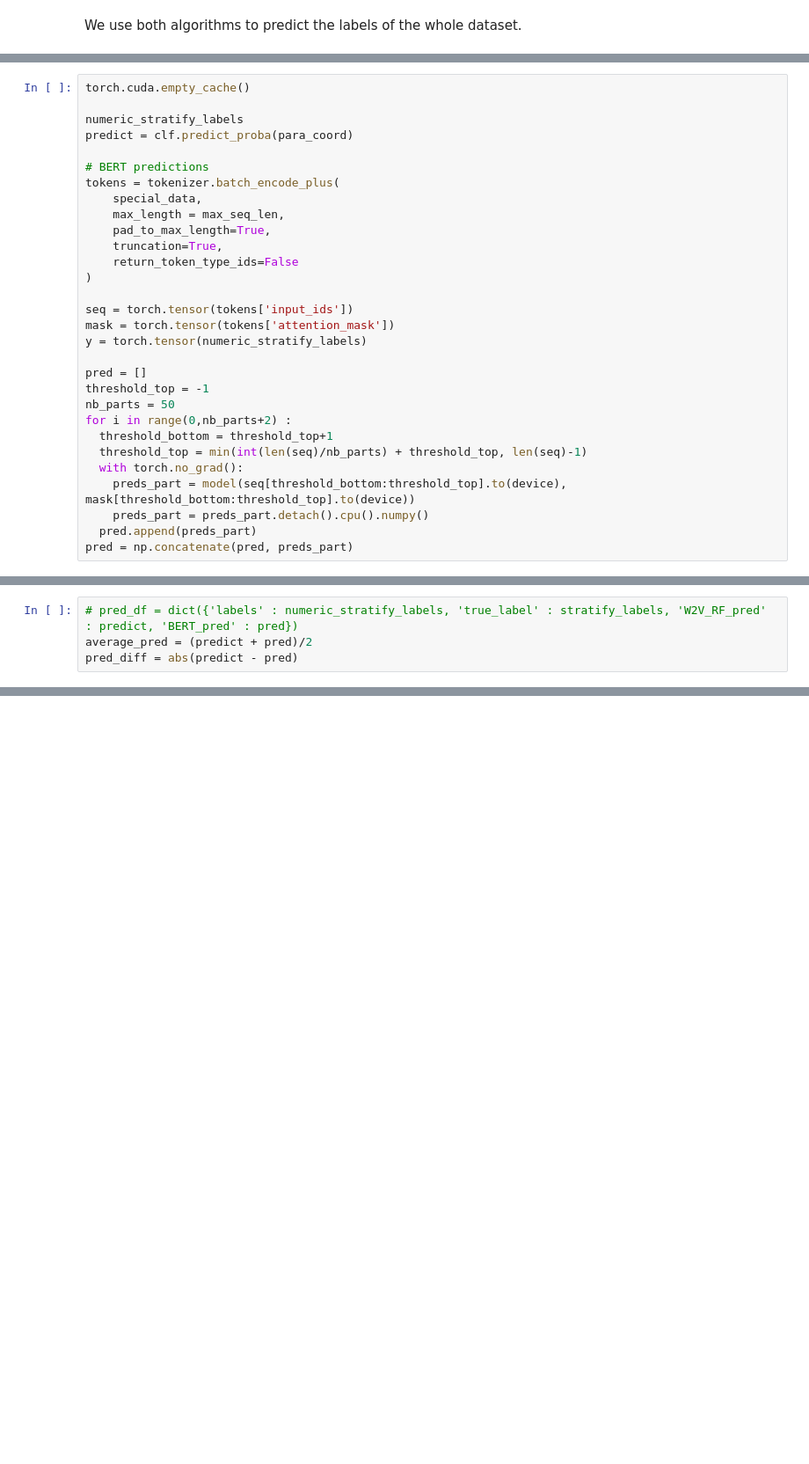
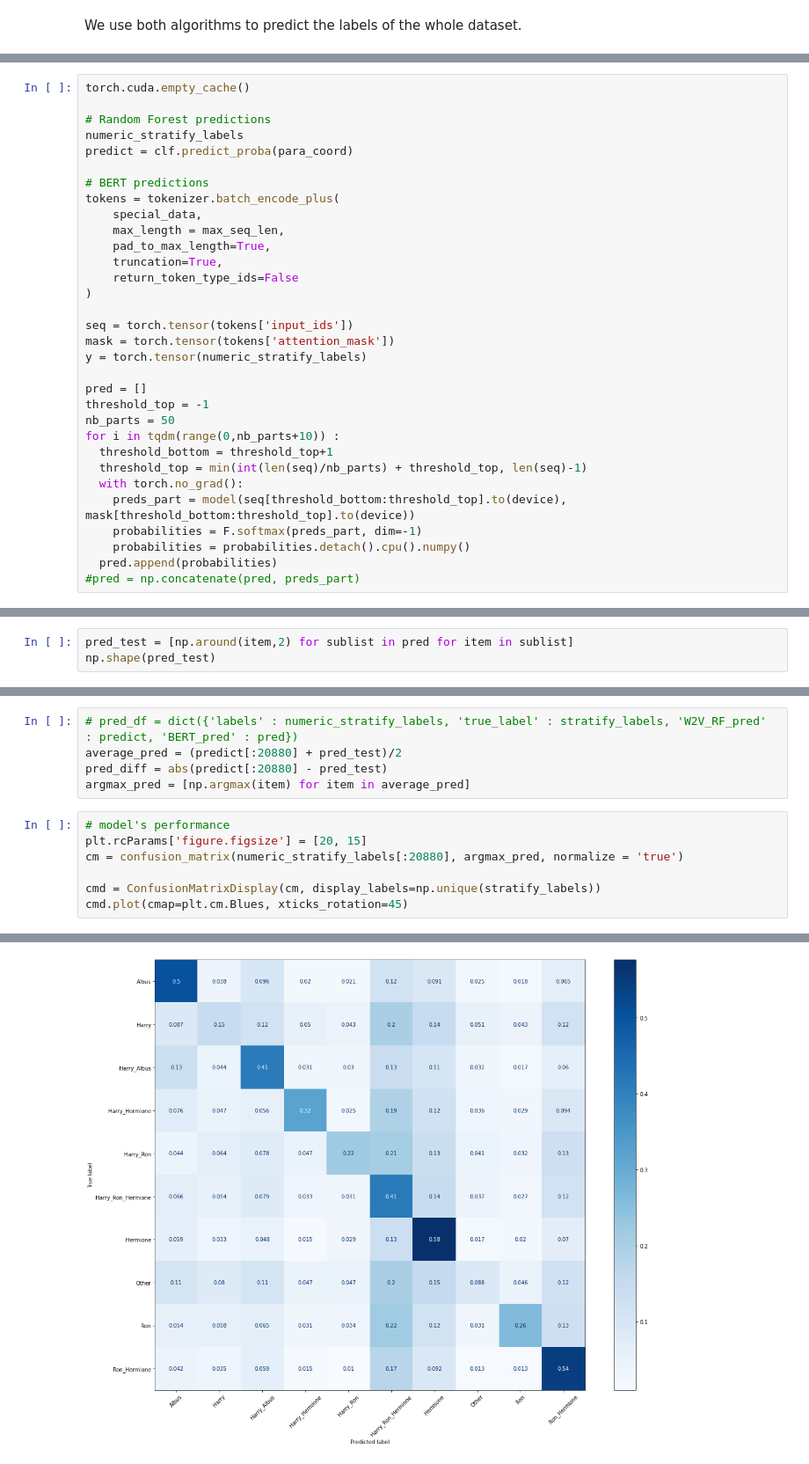
Before and after one commit to chlolv/NLP_Lavest_Chabriel, a Jupyter notebook: Main_notebook.ipynb, the cells around one changed output, grey strips where cells are left out. Shown: that part at 88% size. Drawn from its saved outputs; the diff is of its cells as text; blank space fills up the shorter version.

```diff
--- a/Main_notebook.ipynb
+++ b/Main_notebook.ipynb
@@ -619,6 +621,7 @@ We use both algorithms to predict the labels of the whole dataset.
 # %%
 torch.cuda.empty_cache()
 
+# Random Forest predictions
 numeric_stratify_labels
 predict = clf.predict_proba(para_coord)
 
@@ -638,11 +641,12 @@ y = torch.tensor(numeric_stratify_labels)
 pred = []
 threshold_top = -1
 nb_parts = 50
-for i in range(0,nb_parts+2) :
+for i in tqdm(range(0,nb_parts+10)) :
   threshold_bottom = threshold_top+1
   threshold_top = min(int(len(seq)/nb_parts) + threshold_top, len(seq)-1)
   with torch.no_grad():
     preds_part = model(seq[threshold_bottom:threshold_top].to(device), mask[threshold_bottom:threshold_top].to(device))
-    preds_part = preds_part.detach().cpu().numpy()
-  pred.append(preds_part)
-pred = np.concatenate(pred, preds_part)
+    probabilities = F.softmax(preds_part, dim=-1)
+    probabilities = probabilities.detach().cpu().numpy()
+  pred.append(probabilities)
+#pred = np.concatenate(pred, preds_part)
@@ -650,0 +653,3 @@ TypeError: ignored
+# %%
+pred_test = [np.around(item,2) for sublist in pred for item in sublist]
+np.shape(pred_test)
@@ -651,4 +688,13 @@ TypeError: ignored
 # %%
 # pred_df = dict({'labels' : numeric_stratify_labels, 'true_label' : stratify_labels, 'W2V_RF_pred' : predict, 'BERT_pred' : pred})
-average_pred = (predict + pred)/2
-pred_diff = abs(predict - pred)
+average_pred = (predict[:20880] + pred_test)/2
+pred_diff = abs(predict[:20880] - pred_test)
+argmax_pred = [np.argmax(item) for item in average_pred]
+# %%
+# model's performance
+plt.rcParams['figure.figsize'] = [20, 15]
+cm = confusion_matrix(numeric_stratify_labels[:20880], argmax_pred, normalize = 'true')
+
+cmd = ConfusionMatrixDisplay(cm, display_labels=np.unique(stratify_labels))
+cmd.plot(cmap=plt.cm.Blues, xticks_rotation=45)
+# %% [output]
@@ -654,0 +702 @@ pred_diff = abs(predict - pred)
+[figure, added]
```
Also changed, not shown: parts of 8 cells of this notebook.
